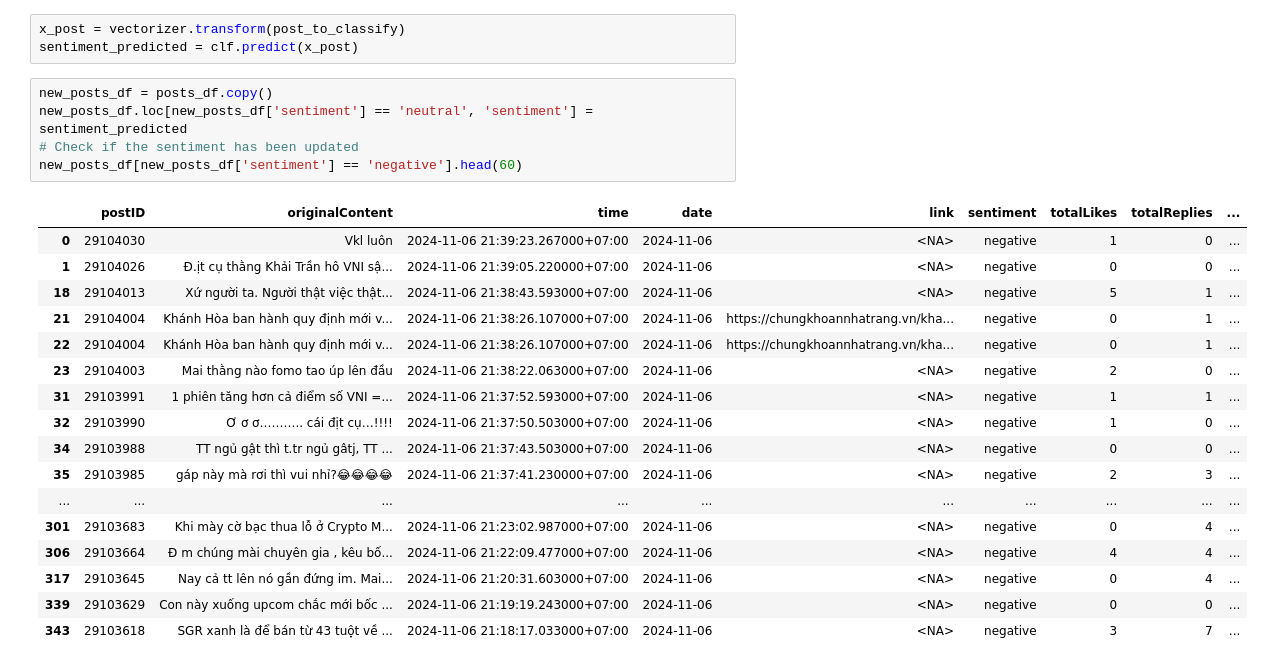
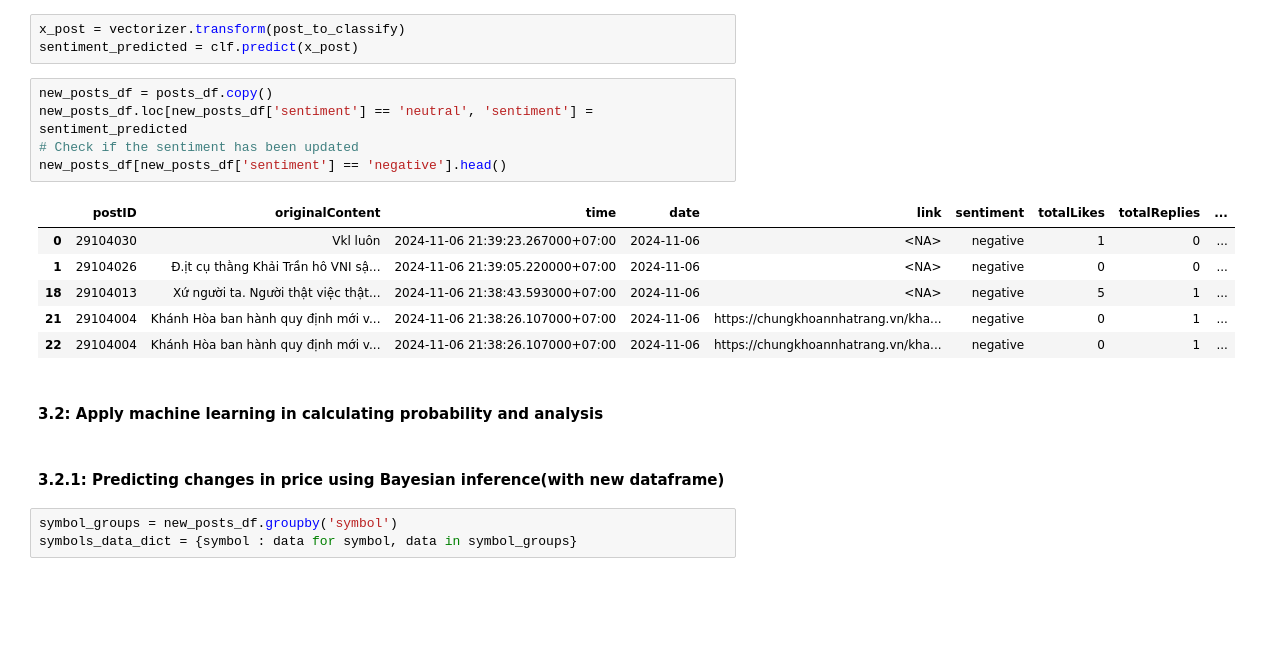
Before and after one commit to Legend0fHell/ait2006-data-processing-final, a Jupyter notebook: basic_analyze.ipynb, the cells around one changed output. Cells and saved outputs as stored; diff of their text form; blank space fills up the shorter version.

```diff
--- a/basic_analyze.ipynb
+++ b/basic_analyze.ipynb
@@ -1646,23 +1945,19 @@ sentiment_predicted = clf.predict(x_post)
 # %%
 new_posts_df = posts_df.copy()
 new_posts_df.loc[new_posts_df['sentiment'] == 'neutral', 'sentiment'] = sentiment_predicted
 # Check if the sentiment has been updated
-new_posts_df[new_posts_df['sentiment'] == 'negative'].head(60)
+new_posts_df[new_posts_df['sentiment'] == 'negative'].head()
 # %% [output]
 |  | postID | originalContent | time | date | link | sentiment | totalLikes | totalReplies | ... |
 | 0 | 29104030 | Vkl luôn | 2024-11-06 21:39:23.267000+07:00 | 2024-11-06 | <NA> | negative | 1 | 0 | ... |
 | 1 | 29104026 | Đ.ịt cụ thằng Khải Trần hô VNI sậ... | 2024-11-06 21:39:05.220000+07:00 | 2024-11-06 | <NA> | negative | 0 | 0 | ... |
 | 18 | 29104013 | Xứ người ta. Người thật việc thật... | 2024-11-06 21:38:43.593000+07:00 | 2024-11-06 | <NA> | negative | 5 | 1 | ... |
 | 21 | 29104004 | Khánh Hòa ban hành quy định mới v... | 2024-11-06 21:38:26.107000+07:00 | 2024-11-06 | https://chungkhoannhatrang.vn/kha... | negative | 0 | 1 | ... |
 | 22 | 29104004 | Khánh Hòa ban hành quy định mới v... | 2024-11-06 21:38:26.107000+07:00 | 2024-11-06 | https://chungkhoannhatrang.vn/kha... | negative | 0 | 1 | ... |
-| 23 | 29104003 | Mai thằng nào fomo tao úp lên đầu | 2024-11-06 21:38:22.063000+07:00 | 2024-11-06 | <NA> | negative | 2 | 0 | ... |
-| 31 | 29103991 | 1 phiên tăng hơn cả điểm số VNI =... | 2024-11-06 21:37:52.593000+07:00 | 2024-11-06 | <NA> | negative | 1 | 1 | ... |
-| 32 | 29103990 | Ơ ơ ơ……….. cái địt cụ…!!!! | 2024-11-06 21:37:50.503000+07:00 | 2024-11-06 | <NA> | negative | 1 | 0 | ... |
-| 34 | 29103988 | TT ngủ gật thì t.tr ngủ gâtj, TT ... | 2024-11-06 21:37:43.503000+07:00 | 2024-11-06 | <NA> | negative | 0 | 0 | ... |
-| 35 | 29103985 | gáp này mà rơi thì vui nhỉ?😂😂😂😂 | 2024-11-06 21:37:41.230000+07:00 | 2024-11-06 | <NA> | negative | 2 | 3 | ... |
-| ... | ... | ... | ... | ... | ... | ... | ... | ... | ... |
-| 301 | 29103683 | Khi mày cờ bạc thua lỗ ở Crypto M... | 2024-11-06 21:23:02.987000+07:00 | 2024-11-06 | <NA> | negative | 0 | 4 | ... |
-| 306 | 29103664 | Đ m chúng mài chuyên gia , kêu bố... | 2024-11-06 21:22:09.477000+07:00 | 2024-11-06 | <NA> | negative | 4 | 4 | ... |
-| 317 | 29103645 | Nay cả tt lên nó gần đứng im. Mai... | 2024-11-06 21:20:31.603000+07:00 | 2024-11-06 | <NA> | negative | 0 | 4 | ... |
-| 339 | 29103629 | Con này xuống upcom chắc mới bốc ... | 2024-11-06 21:19:19.243000+07:00 | 2024-11-06 | <NA> | negative | 0 | 0 | ... |
-| 343 | 29103618 | SGR xanh là để bán từ 43 tuột về ... | 2024-11-06 21:18:17.033000+07:00 | 2024-11-06 | <NA> | negative | 3 | 7 | ... |
+# %% [markdown]
+#### 3.2: Apply machine learning in calculating probability and analysis
+# %% [markdown]
+#### 3.2.1: Predicting changes in price using Bayesian inference(with new dataframe)
+# %%
+symbol_groups = new_posts_df.groupby('symbol')
+symbols_data_dict = {symbol : data for symbol, data in symbol_groups}
```
Also changed, not shown: parts of 85 cells of this notebook.
